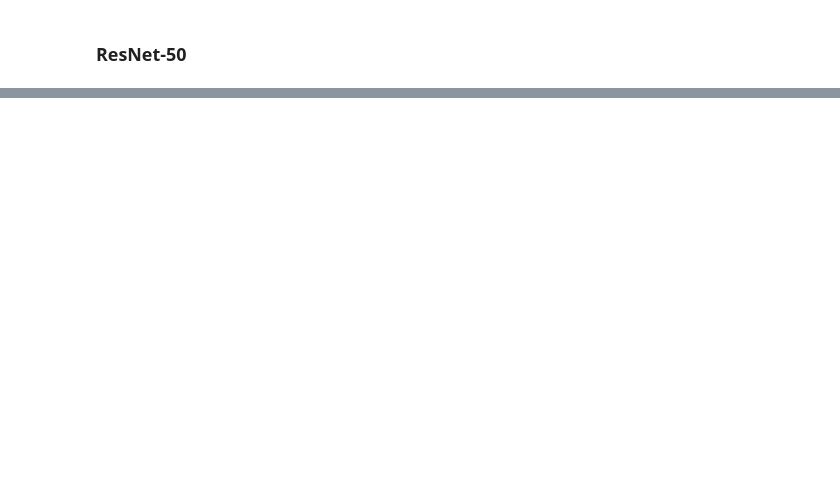
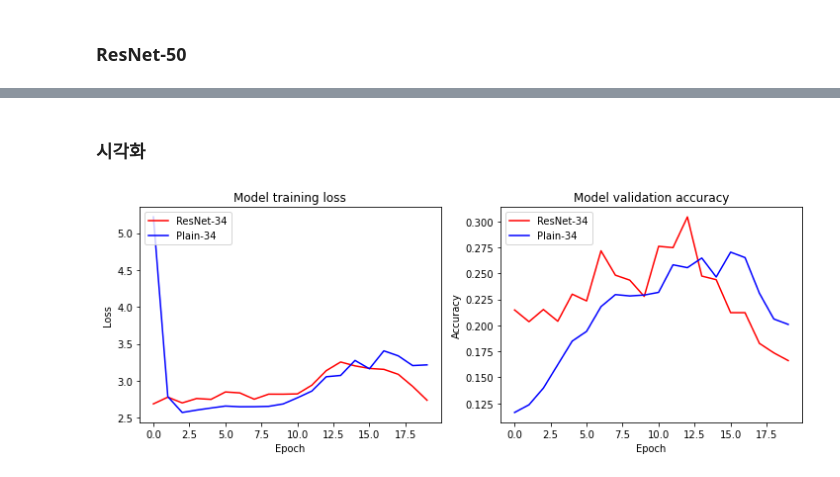
Before and after one commit to dyless0811/Aiffel, a Jupyter notebook: GoingDeeper/G2_ResNet_ablation_study.ipynb, the cells around one changed output, grey strips where cells are left out. Drawn from its saved outputs; the diff is of its cells as text; code cells hidden in the pictures; blank space fills up the shorter version.

```diff
--- a/GoingDeeper/G2_ResNet_ablation_study.ipynb
+++ b/GoingDeeper/G2_ResNet_ablation_study.ipynb
@@ -243,0 +464,3 @@ resnet_50.summary()
+# %%
+plainnet_34 = build_plainnet(input_shape=(32, 32,3), is_50=False)
+plainnet_34.summary()
@@ -243,0 +512,3 @@ resnet_50.summary()
+# %%
+BATCH_SIZE = 256
+EPOCH = 20
@@ -243,0 +563,17 @@ resnet_50.summary()
+# %%
+# Plain-34 Train
+plainnet_34.compile(
+    loss='sparse_categorical_crossentropy',
+    optimizer=tf.keras.optimizers.SGD(lr=0.01, clipnorm=1.),
+    metrics=['accuracy'],
+)
+
+history_plainnet_34 = plainnet_34.fit(
+    ds_train,
+    steps_per_epoch=int(18610/BATCH_SIZE),
+    validation_steps=int(2326/BATCH_SIZE),
+    epochs=EPOCH,
+    validation_data=ds_test,
+    verbose=1,
+    use_multiprocessing=True,
+)
@@ -243,0 +677,26 @@ resnet_50.summary()
+# %% [markdown]
+### 시각화
+# %%
+#ResNet-34 VS Plain-34 시각화
+import matplotlib.pyplot as plt
+
+plt.figure(figsize=(12, 4))
+plt.subplot(1, 2, 1)
+plt.plot(history_resnet_34.history['loss'], 'r')
+plt.plot(history_plainnet_34.history['loss'], 'b')
+plt.title('Model training loss')
+plt.ylabel('Loss')
+plt.xlabel('Epoch')
+plt.legend(['ResNet-34', 'Plain-34'], loc='upper left')
+
+plt.subplot(1,2,2)
+plt.plot(history_resnet_34.history['val_accuracy'], 'r')
+plt.plot(history_plainnet_34.history['val_accuracy'], 'b')
+plt.title('Model validation accuracy')
+plt.ylabel('Accuracy')
+plt.xlabel('Epoch')
+plt.legend(['ResNet-34', 'Plain-34'], loc='upper left')
+
+plt.show()
+# %% [output]
+[figure, added]
```
Also changed, not shown: parts of 19 cells of this notebook.
